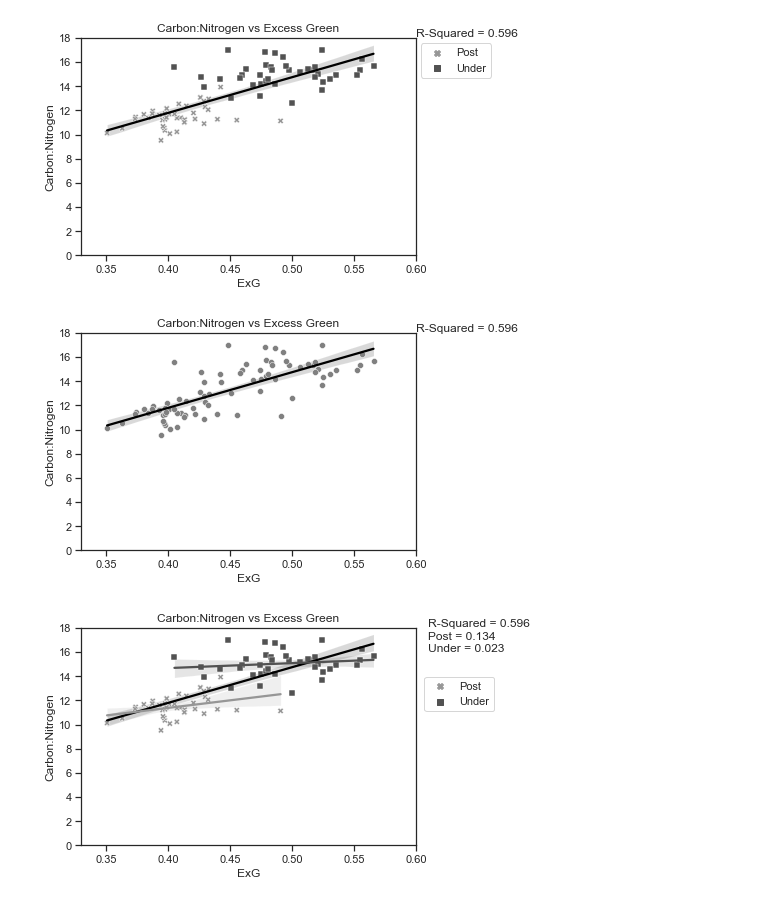
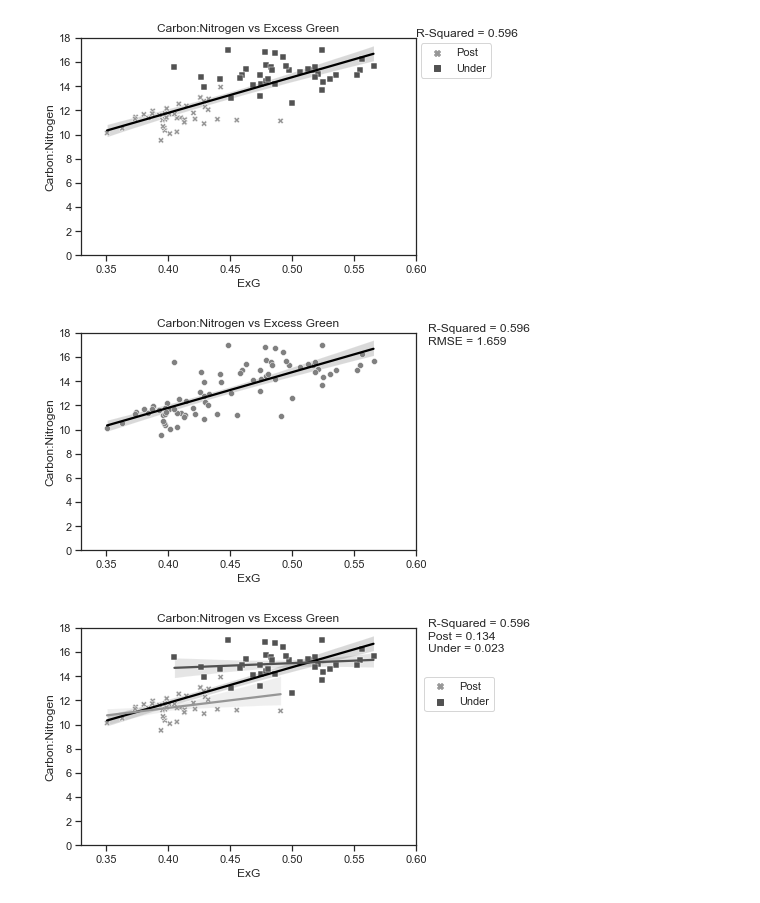
Before and after one commit to LRosen656/USDA_GEMS_TASK1, a Jupyter notebook: 6.0_Plot_Oat_Results.ipynb, the cells around one changed output. Drawn from its saved outputs; the diff is of its cells as text; code cells hidden in the pictures.

```diff
--- a/6.0_Plot_Oat_Results.ipynb
+++ b/6.0_Plot_Oat_Results.ipynb
@@ -696,10 +748,16 @@ plt.savefig(graph_out + "Nitrogen_EXGR", bbox_inches = "tight", dpi = 300)
 [figure]
 # %%
 ## Nitrogen vs EXGR
+summary = stats.linregress(Harvest["EXGR_Avg_Vegetation"], Harvest["Nitrogen"])
+Correlation.append("Nitrogen_EXGR")
+R_Squared.append(summary.rvalue**2)
+RMSE.append(np.sqrt(summary.stderr))
+
 
 sns.set_theme(style ="ticks")
 line = sns.regplot(x = "EXGR_Avg_Vegetation", y = "Nitrogen", data = Harvest, scatter = False, color = "black")  ## TrendLine
-line.text(.72, 5.1, "R-Squared = " + "{:.3f}".format(stats.pearsonr(Harvest["EXGR_Avg_Vegetation"],Harvest["Nitrogen"])[0]**2)) ## R-Squared
+line.text(.725, 5.1, "R-Squared = " + "{:.3f}".format(summary.rvalue**2)) ## R-Squared
+line.text(.725, 4.8, "RMSE = " + "{:.2f}".format(np.sqrt(summary.stderr))) ## RMSE
 ax = sns.scatterplot(x = "EXGR_Avg_Vegetation", y = "Nitrogen", data = Harvest, color = "Grey")
 ax.set(xlabel = "ExGR", ylabel = "Nitrogen (Percent by Biomass)",
        xlim = (0.33, 0.72), ylim = (0,5),
@@ -751,10 +813,16 @@ plt.savefig(graph_out + "Nitrogen_GLI", bbox_inches = "tight", dpi = 300)
 [figure]
 # %%
 ## Nitrogen vs GLI
+summary = stats.linregress(Harvest["GLI_Avg_Vegetation"], Harvest["Nitrogen"])
+Correlation.append("Nitrogen_GLI")
+R_Squared.append(summary.rvalue**2)
+RMSE.append(np.sqrt(summary.stderr))
+
 
 sns.set_theme(style ="ticks")
 line = sns.regplot(x = "GLI_Avg_Vegetation", y = "Nitrogen", data = Harvest, scatter = False, color = "black")  ## TrendLine
-line.text(.386, 5.1, "R-Squared = " + "{:.3f}".format(stats.pearsonr(Harvest["GLI_Avg_Vegetation"],Harvest["Nitrogen"])[0]**2)) ## R-Squared
+line.text(.386, 5.1, "R-Squared = " + "{:.3f}".format(summary.rvalue**2)) ## R-Squared
+line.text(.386, 4.8, "RMSE = " + "{:.2f}".format(np.sqrt(summary.stderr))) ## RMSE
 ax = sns.scatterplot(x = "GLI_Avg_Vegetation", y = "Nitrogen", data = Harvest, color = "Grey")
 ax.set(xlabel = "GLI", ylabel = "Nitrogen (Percent by Biomass)",
        xlim = (0.2, 0.38), ylim = (0,5),
@@ -806,10 +877,16 @@ plt.savefig(graph_out + "Nitrogen_VARI", bbox_inches = "tight", dpi = 300)
 [figure]
 # %%
 ## Nitrogen vs VARI
+summary = stats.linregress(Harvest["VARI_Avg_Vegetation"], Harvest["Nitrogen"])
+Correlation.append("Nitrogen_VARI")
+R_Squared.append(summary.rvalue**2)
+RMSE.append(np.sqrt(summary.stderr))
+
 
 sns.set_theme(style ="ticks")
 line = sns.regplot(x = "VARI_Avg_Vegetation", y = "Nitrogen", data = Harvest, scatter = False, color = "black") ## TrendLine
-line.text(.355, 5.1, "R-Squared = " + "{:.3f}".format(stats.pearsonr(Harvest["VARI_Avg_Vegetation"],Harvest["Nitrogen"])[0]**2)) ## R-Squared
+line.text(.355, 5.1, "R-Squared = " + "{:.3f}".format(summary.rvalue**2)) ## R-Squared
+line.text(.355, 4.8, "RMSE = " + "{:.2f}".format(np.sqrt(summary.stderr))) ## RMSE
 ax = sns.scatterplot(x = "VARI_Avg_Vegetation", y = "Nitrogen", data = Harvest, color = "Grey")
 ax.set(xlabel = "VARI", ylabel = "Nitrogen (Percent by Biomass)",
        xlim = (0.15, 0.35), ylim  =(0,5),
@@ -866,12 +948,18 @@ plt.savefig(graph_out + "CN_Greenness", bbox_inches = "tight", dpi = 300)
 # %%
 ## Carbon:NItrogen vs Greenness
+summary = stats.linregress(Harvest["Green_Avg_Vegetation"], Harvest["Carbon_Nitrogen"])
+Correlation.append("CN_Green")
+R_Squared.append(summary.rvalue**2)
+RMSE.append(np.sqrt(summary.stderr))
+
 
 sns.set_theme(style ="ticks")
 line = sns.regplot(x = "Green_Avg_Vegetation", y = "Carbon_Nitrogen", data = Harvest, scatter = False, color = "black")  ## TrendLine
-line.text(.53, 18.1, "R-Squared = " + "{:.3f}".format(stats.pearsonr(Harvest["Green_Avg_Vegetation"],Harvest["Carbon_Nitrogen"])[0]**2)) ## R-Squared
+line.text(.531, 18.1, "R-Squared = " + "{:.3f}".format(summary.rvalue**2)) ## R-Squared
+line.text(.531, 17, "RMSE = " + "{:.2f}".format(np.sqrt(summary.stderr))) ## RMSE
 ax = sns.scatterplot(x = "Green_Avg_Vegetation", y = "Carbon_Nitrogen", data = Harvest, color = "Grey")
 
-ax.set(xlabel = r"$R_{Green}$", ylabel = "Carbon:Nitrogen",
+ax.set(xlabel = r"$R_{Green(N)}$", ylabel = "Carbon:Nitrogen",
        xlim = (0.44, 0.53), ylim = (0,18),
        title = "Carbon:Nitrogen vs Greenness")
 
@@ -923,17 +1018,23 @@ plt.savefig(graph_out + "CN_EXG", bbox_inches = "tight", dpi = 300)
 [figure]
 # %%
 ## Carbon:Nitrogen vs EXG
+summary = stats.linregress(Harvest["EXG_Avg_Vegetation"], Harvest["Carbon_Nitrogen"])
+Correlation.append("CN_EXG")
+R_Squared.append(summary.rvalue**2)
+RMSE.append(np.sqrt(summary.stderr))
+
 
 sns.set_theme(style ="ticks")
 line = sns.regplot(x = "EXG_Avg_Vegetation", y = "Carbon_Nitrogen", data = Harvest, scatter = False, color = "black")  ## TrendLine
-line.text(.6, 18.1, "R-Squared = " + "{:.3f}".format(stats.pearsonr(Harvest["EXG_Avg_Vegetation"],Harvest["Carbon_Nitrogen"])[0]**2)) ## R-Squared
+line.text(.61, 18.1, "R-Squared = " + "{:.3f}".format(summary.rvalue**2)) ## R-Squared
+line.text(.61, 17, "RMSE = " + "{:.3f}".format(np.sqrt(summary.stderr))) ## RMSE
 ax = sns.scatterplot(x = "EXG_Avg_Vegetation", y = "Carbon_Nitrogen", data = Harvest, color = "Grey")
 ax.set(xlabel = "ExG", ylabel = "Carbon:Nitrogen",
        xlim = (0.33, 0.6), ylim = (0, 18),
        title = "Carbon:Nitrogen vs Excess Green")
 
 plt.savefig(graph_out + "CN_EXG_C", bbox_inches = "tight", dpi = 300)
 # %% [output]
-[figure, old version]
+[figure, new version]
 # %%
 ## Carbon:Nitrogen vs EXG
```
Also changed, not shown: parts of 52 cells of this notebook, 56 other files.
